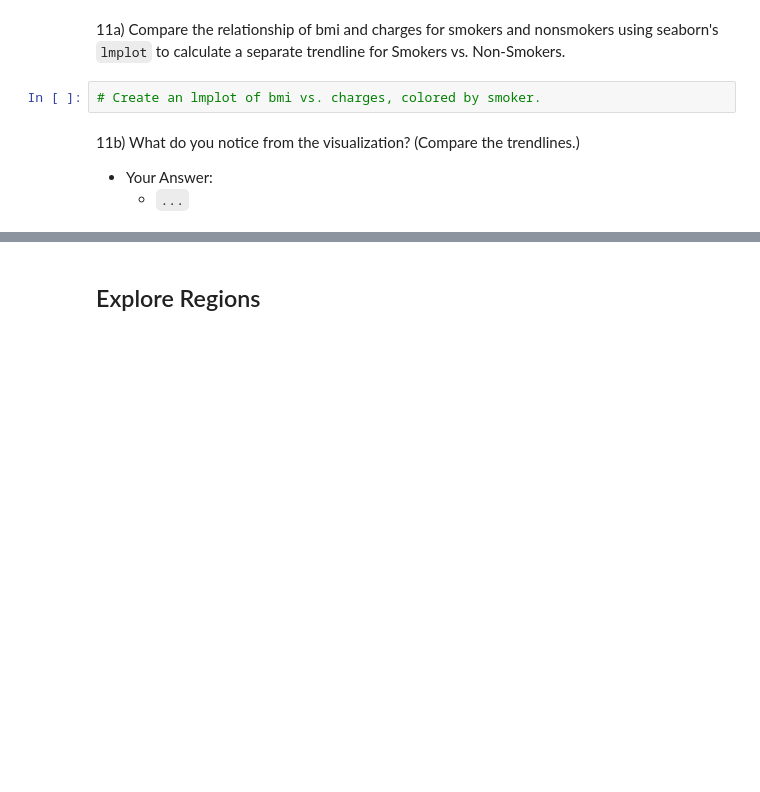
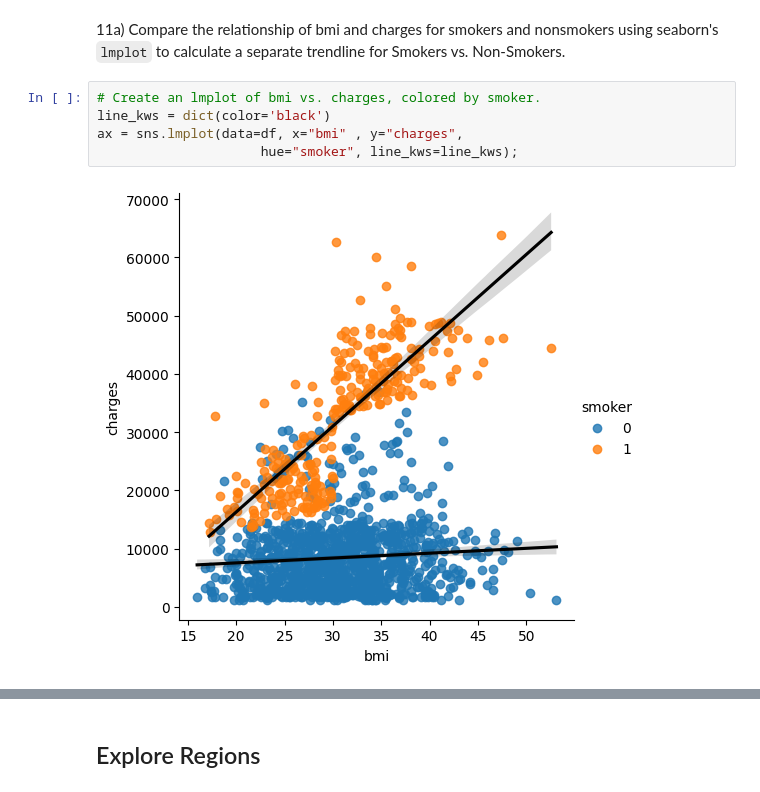
Before and after one commit to fadi-theodory/Prediction-of-Product-Sales, a Jupyter notebook: Data_Visualization_Core_Starter_Notebook.ipynb, the cells around one changed output, grey strips where cells are left out. Saved outputs shown, nothing was run; the diff lists cells and outputs as text; blank space fills up the shorter version.

```diff
--- a/Data_Visualization_Core_Starter_Notebook.ipynb
+++ b/Data_Visualization_Core_Starter_Notebook.ipynb
@@ -231,8 +232,8 @@ ax = sns.lmplot(data=df, x="bmi", y="charges", hue ="smoker",line_kws=line_kws);
 11a) Compare the relationship of bmi and charges for smokers and nonsmokers using seaborn's `lmplot` to calculate a separate trendline for Smokers vs. Non-Smokers.
 # %%
 # Create an lmplot of bmi vs. charges, colored by smoker.
+line_kws = dict(color='black')
+ax = sns.lmplot(data=df, x="bmi" , y="charges",
+                     hue="smoker", line_kws=line_kws);
+# %% [output]
+[figure, added]
-# %% [markdown]
-11b) What do you notice from the visualization? (Compare the trendlines.)
-
-- Your Answer:
-  - `...`
```
Also changed, not shown: parts of 9 cells of this notebook.
